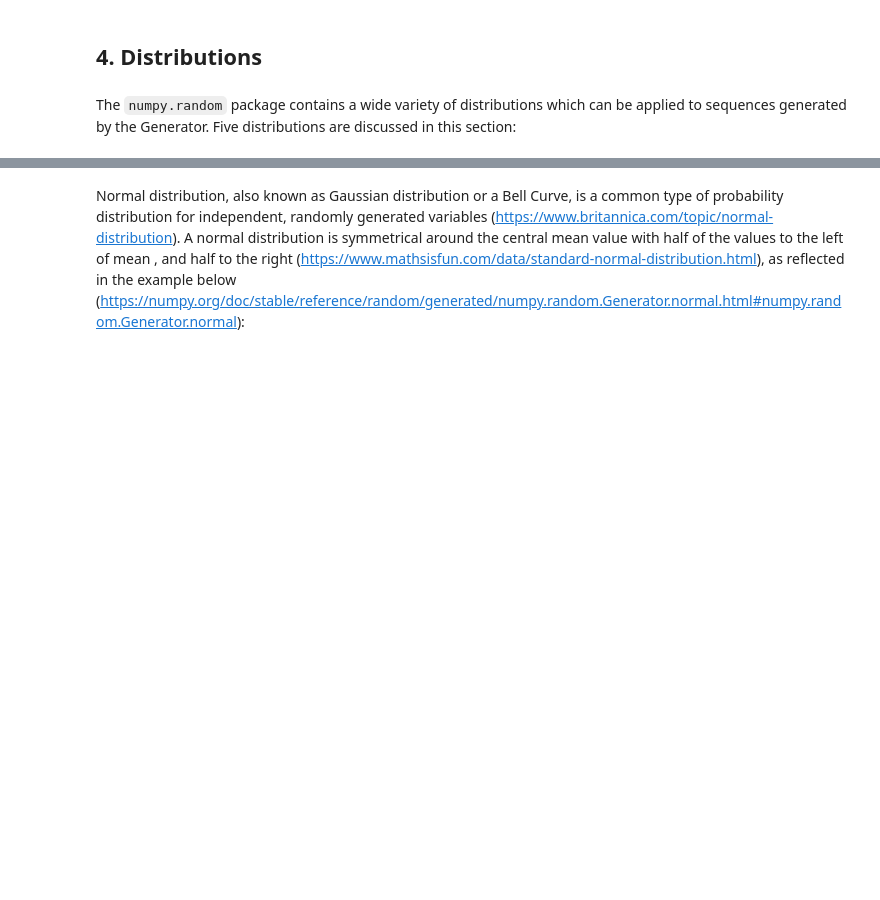
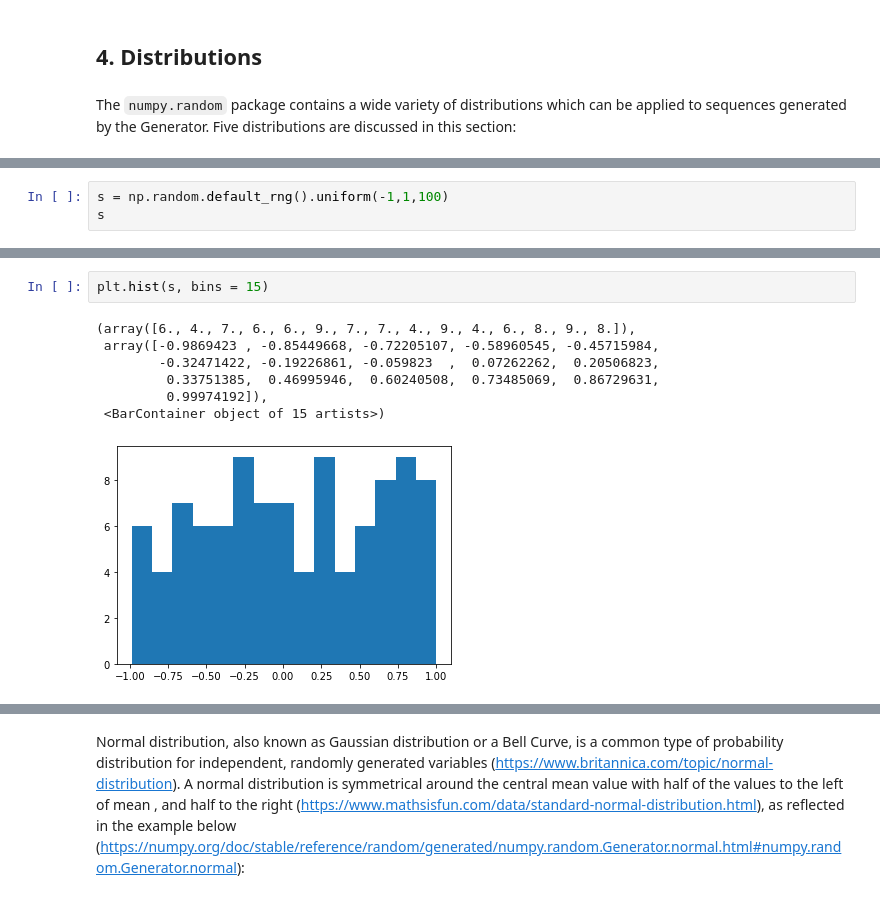
Before and after one commit to AndyWalker81/ProgrammingForDataAnalysis_Assessment, a Jupyter notebook: numpy-random.ipynb, the cells around one changed output, grey strips where cells are left out. Saved outputs shown, nothing was run; the diff lists cells and outputs as text; blank space fills up the shorter version.

```diff
--- a/numpy-random.ipynb
+++ b/numpy-random.ipynb
@@ -672,0 +689,3 @@
+# %%
+s = np.random.default_rng().uniform(-1,1,100)
+s
@@ -672,0 +713,10 @@
+# %%
+plt.hist(s, bins = 15)
+# %% [output]
+(array([6., 4., 7., 6., 6., 9., 7., 7., 4., 9., 4., 6., 8., 9., 8.]),
+ array([-0.9869423 , -0.85449668, -0.72205107, -0.58960545, -0.45715984,
+        -0.32471422, -0.19226861, -0.059823  ,  0.07262262,  0.20506823,
+         0.33751385,  0.46995946,  0.60240508,  0.73485069,  0.86729631,
+         0.99974192]),
+ <BarContainer object of 15 artists>)
+[figure, added]
```
Also changed, not shown: parts of 83 cells of this notebook.
